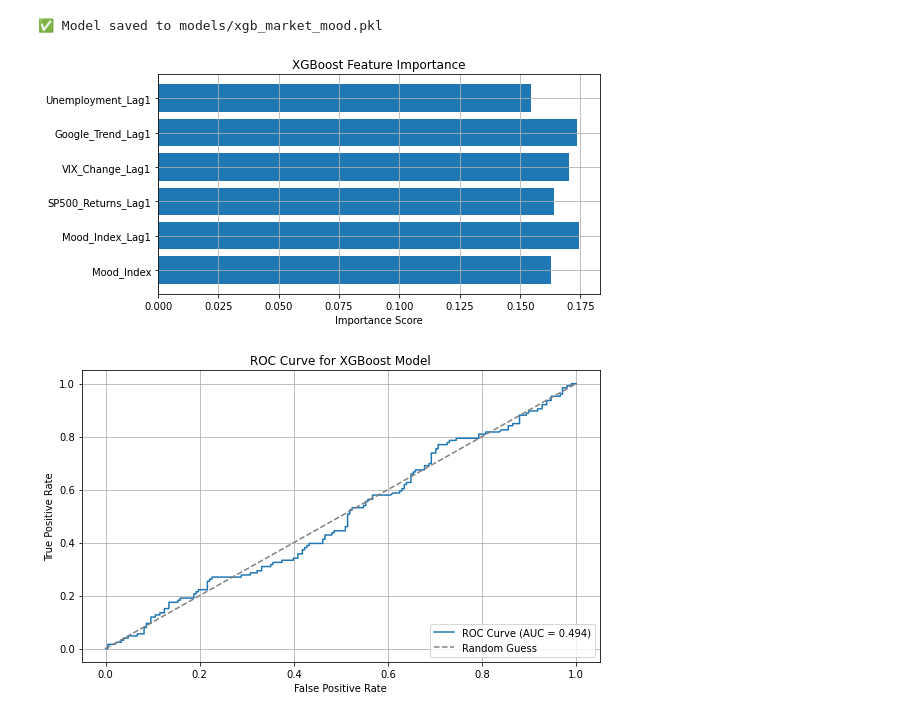
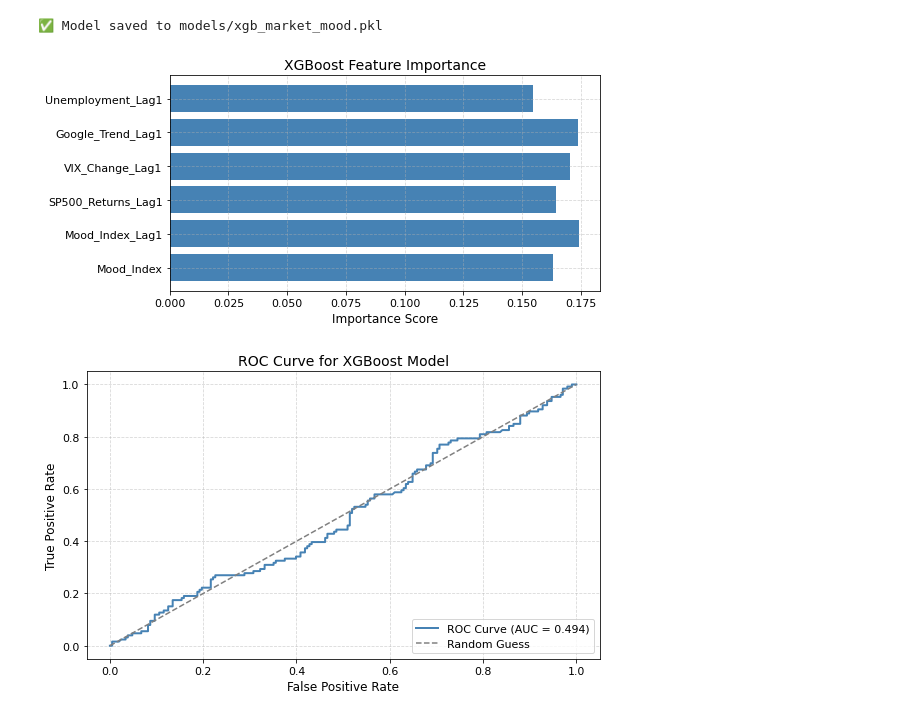
Before and after one commit to ArturMelnyk-analyst/Market-Mood-Forecasting, a Jupyter notebook: notebooks/05_modeling.ipynb, the cells around one changed output. Drawn from its saved outputs; the diff is of its cells as text; code cells hidden in the pictures.

```diff
--- a/notebooks/05_modeling.ipynb
+++ b/notebooks/05_modeling.ipynb
@@ -125,29 +139,62 @@ print("✅ Model saved to models/xgb_market_mood.pkl")
 ✅ Model saved to models/xgb_market_mood.pkl
 # %%
 # 🧠 Feature Importance
-plt.figure(figsize=(8, 4))
-plt.barh(features, best_model.feature_importances_)
-plt.title("XGBoost Feature Importance")
-plt.xlabel("Importance Score")
-plt.grid(True)
-plt.tight_layout()
-plt.savefig("../images/modeling/feature_importance.png")
+fig, ax = plt.subplots(figsize=(8, 4))
+
+ax.barh(features, best_model.feature_importances_, color='steelblue')
+
+ax.set_title("XGBoost Feature Importance", fontsize=14, color='black')
+ax.set_xlabel("Importance Score", fontsize=12, color='black')
+
+ax.tick_params(axis='x', colors='black', labelsize=11)
+ax.tick_params(axis='y', colors='black', labelsize=11)
+
+ax.grid(True, linestyle='--', alpha=0.5)
+
+fig.tight_layout()
+
+# ✅ Saving with forced background
+fig.savefig("../images/modeling/feature_importance.png",
+            dpi=300,
+            bbox_inches="tight",
+            facecolor='white')
+
 plt.show()
 # %% [output]
-[figure, old version]
+[figure, new version]
 # %%
 # 📈 ROC Curve
+
+
+# Calculate FPR, TPR
 fpr, tpr, _ = roc_curve(y_test, y_probs)
-plt.figure(figsize=(8, 5))
-plt.plot(fpr, tpr, label=f"ROC Curve (AUC = {roc_auc_score(y_test, y_probs):.3f})")
-plt.plot([0, 1], [0, 1], linestyle='--', color='gray', label="Random Guess")
-plt.xlabel("False Positive Rate")
-plt.ylabel("True Positive Rate")
-plt.title("ROC Curve for XGBoost Model")
-plt.grid(True)
-plt.legend(loc="lower right")
-plt.tight_layout()
-plt.savefig("../images/modeling/roc_curve.png")
+roc_auc = roc_auc_score(y_test, y_probs)
+
+# Plot
+fig, ax = plt.subplots(figsize=(8, 5))
+
+ax.plot(fpr, tpr, label=f"ROC Curve (AUC = {roc_auc:.3f})", color='steelblue', linewidth=2)
+ax.plot([0, 1], [0, 1], linestyle='--', color='gray', label="Random Guess")
+
+# Clear text styling
+ax.set_xlabel("False Positive Rate", fontsize=12, color='black')
+ax.set_ylabel("True Positive Rate", fontsize=12, color='black')
+ax.set_title("ROC Curve for XGBoost Model", fontsize=14, color='black')
+
+ax.tick_params(axis='x', colors='black', labelsize=11)
+ax.tick_params(axis='y', colors='black', labelsize=11)
+
+ax.legend(loc="lower right", fontsize=11)
+ax.grid(True, linestyle='--', alpha=0.5)
+
+fig.tight_layout()
+
+# ✅ Saving with white background
+fig.savefig("../images/modeling/roc_curve.png",
+            dpi=300,
+            bbox_inches="tight",
+            facecolor='white')
+
 plt.show()
 # %% [output]
-[figure, old version]
+[figure, new version]
```
Also changed, not shown: parts of 6 cells of this notebook, 18 other files.
